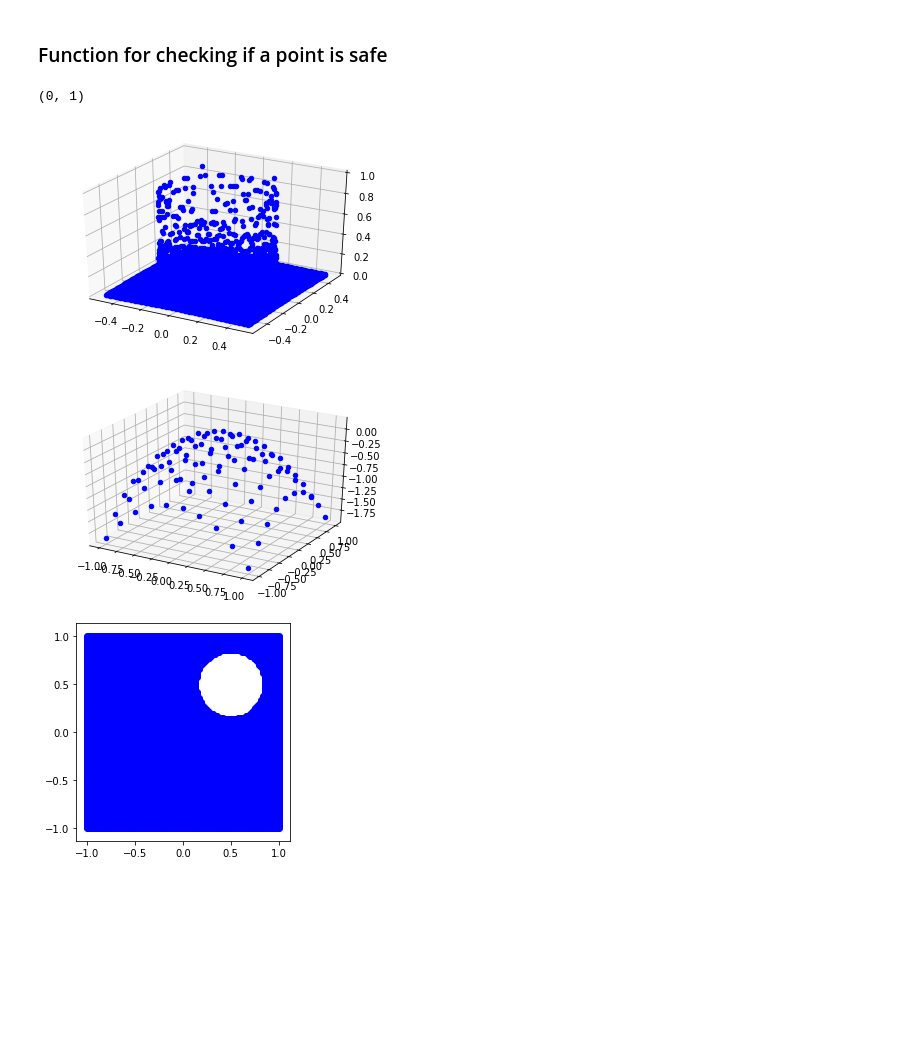
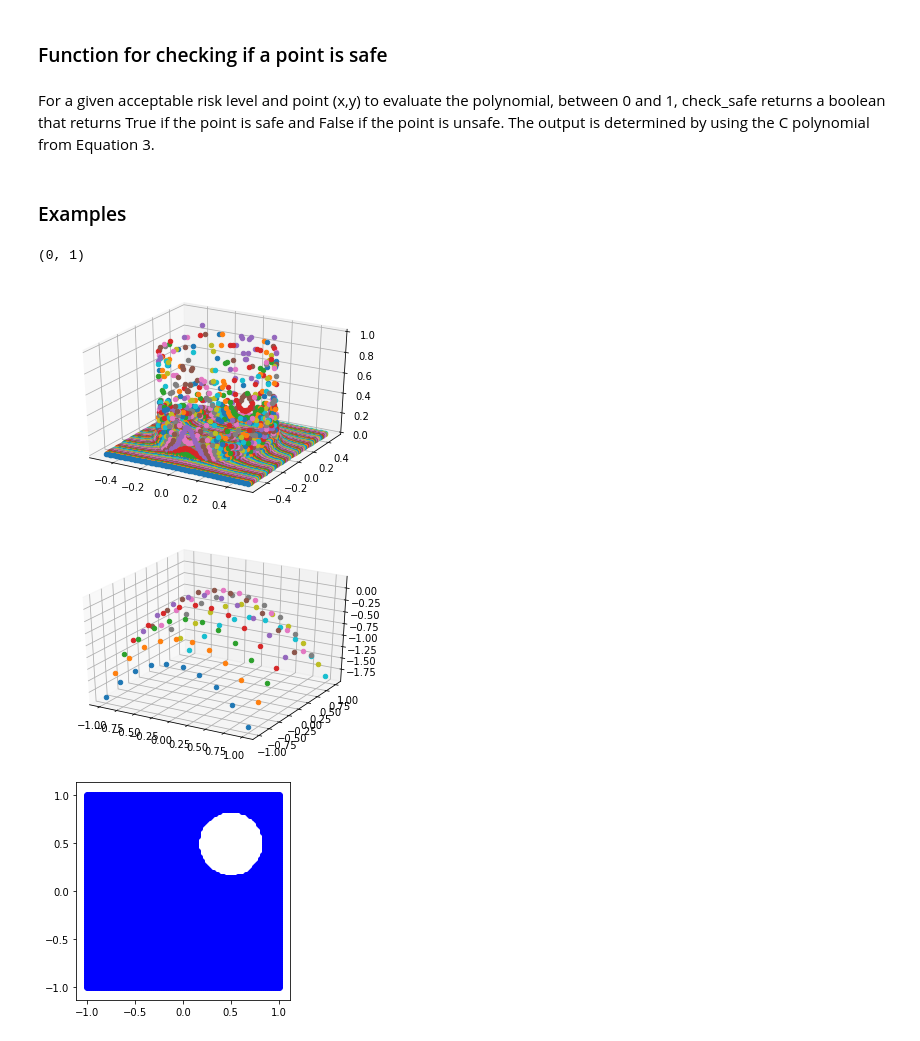
Before and after one commit to JuliaBriden/16.413_Final_Project, a Jupyter notebook: Final_Project.ipynb, the cells around one changed output. Saved outputs shown, nothing was run; the diff lists cells and outputs as text; code cells hidden in the pictures; blank space fills up the shorter version.

```diff
--- a/Final_Project.ipynb
+++ b/Final_Project.ipynb
@@ -135,7 +162,6 @@ def random_ob(cx1=0,cx2=0):
 ## Function definition
 #
 # input
-#    delta: acceptable risk level, [0,1]
 #    g: polynomial that represents an obstacle, including probabilistic uncertain parameter, omega
 #    l: lower bound of uniform distribution for w
 #    u: upper bound of uniform distribution for w
@@ -144,7 +170,7 @@ def random_ob(cx1=0,cx2=0):
 #    C: the boundary of inner approximation of risk contour, which is denoted as a list of polynomials
 #
 
-def static_rc(g, delta, l, u):
+def static_rc(g, l, u):
     # calculate C using equation (3)
     # need to calculate expected values using the given polynomials
     # since delta is given, we can find the boundary of C as a form of a polynomial
@@ -175,6 +201,8 @@ def static_rc(g, delta, l, u):
     return [C_1,C_2]
 # %% [markdown]
 ### Function for checking if a point is safe
+# %% [markdown]
+For a given acceptable risk level and point (x,y) to evaluate the polynomial, between 0 and 1, check_safe returns a boolean that returns True if the point is safe and False if the point is unsafe. The output is determined by using the C polynomial from Equation 3.
 # %%
 ## Function definition
 #
@@ -199,29 +227,33 @@ def check_safe(delta,C,x,y):
         return True
     else:
         return False
+# %% [markdown]
+### Examples
 # %%
+# Example: Risk contour plot for C0
 x_1 = np.linspace(-.5,.5,100)
 x_2 = np.linspace(-.5,.5,100)
 x1 = Symbol('x1')
 x2 = Symbol('x2')
 
 fig = plt.figure()
 ax = plt.axes(projection='3d')
 
 # obstacle equation
 g = random_ob()
 # risk contour for delta risk level and radius with uniform dist over [l,u]
-C = static_rc(g,.5,.3,.4)
+C = static_rc(g,.3,.4)
 
 for x in x_1:
     for y in x_2:
         C_array = [C[0].subs([(x1, x), (x2, y)]),C[1].subs([(x1, x), (x2, y)])]
-        ax.scatter3D(x, y, float(C_array[0]), color='b')
+        ax.scatter3D(x, y, float(C_array[0]))
 ax.set_zlim(0,1)
 # %% [output]
 (0, 1)
-[figure, old version]
+[figure, new version]
 # %%
+# Example: Risk contour plot for C1
 x_1 = np.linspace(-1,1,10)
 x_2 = np.linspace(-1,1,10)
 x1 = Symbol('x1')
@@ -233,14 +265,14 @@ ax = plt.axes(projection='3d')
 # obstacle equation
 g = random_ob()
 # risk contour for delta risk level and radius with uniform dist over [l,u]
-C = static_rc(g,.5,.3,.4)
+C = static_rc(g,.3,.4)
 
 for x in x_1:
     for y in x_2:
         C_array = [C[0].subs([(x1, x), (x2, y)]),C[1].subs([(x1, x), (x2, y)])]
-        ax.scatter3D(x, y, float(C_array[1]), color='b')
+        ax.scatter3D(x, y, float(C_array[1]))
 # %% [output]
-[figure, old version]
+[figure, new version]
 # %%
 # Risk Contour Example: safe region with offset
 x_1 = np.linspace(-1,1,100)
```
Also changed, not shown: parts of 12 cells of this notebook.
